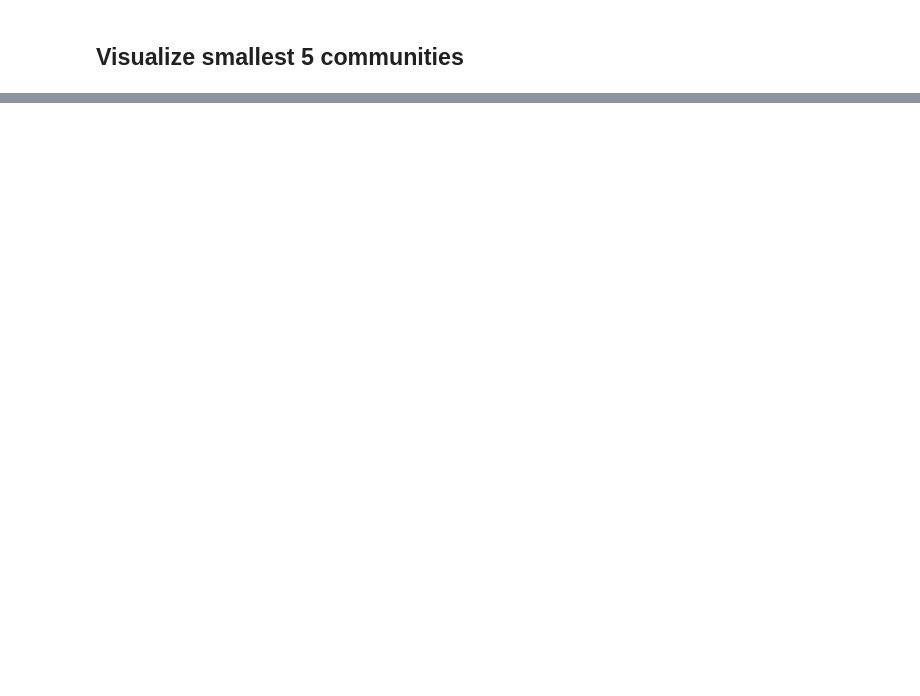
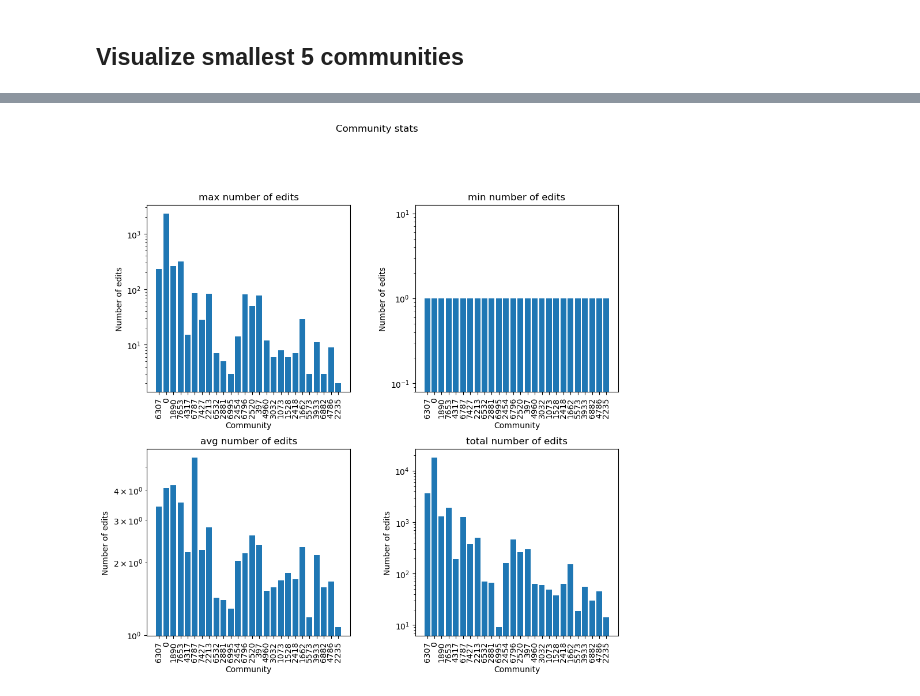
Before and after one commit to dariokueffer/Project-Network-Science-HS24, a Jupyter notebook: analysis_communities.ipynb, the cells around one changed output, grey strips where cells are left out. Cells and saved outputs as stored; diff of their text form; code cells hidden in the pictures; blank space fills up the shorter version.

```diff
--- a/analysis_communities.ipynb
+++ b/analysis_communities.ipynb
@@ -133,12 +139,14 @@ vcolor: #000000
 ## Visualize smallest 5 communities
 # %%
 # visualize smallest 5 communities
-smallest_communities = communities.most_common()[:-6:-1]
+n_smallest_communities = 8
+
+smallest_communities = communities.most_common()[:-(n_smallest_communities+1):-1]
 print(f"Smallest communities: {smallest_communities}")
 
 community_bool_filter = np.where(property_map_communities == smallest_communities[0][0], True, False)
 # community_bool_filter = np.where(property_map_communities == biggest_communities[0][0], True, False)
-for i in range(1, 5):
+for i in range(1, n_smallest_communities):
     community_bool_filter = np.logical_or(community_bool_filter, np.where(property_map_communities == smallest_communities[i][0], True, False))
 print(f"len community_bool_filter: {len(community_bool_filter)}")
 print(f"community_bool_filter: {community_bool_filter[:10]}")
@@ -167,0 +190,12 @@ count of community_bool_filter True values: 5
+# %%
+from src.acquisition.models.database_manager import DatabaseManager
+from src.acquisition.models.db.database import db
+from src.acquisition.models.db.database import initialize_db
+from datetime import datetime
+
+db_category_names = ['Amiga CD32 games', 'Machine learning', 'Game Boy games', 'Artificial intelligence']
+
+category_name  = db_category_names[0]
+db_name = 'wikipedia.db'
+initialize_db(db_name)
+db_manager = DatabaseManager(db)
@@ -167,0 +267,23 @@ count of community_bool_filter True values: 5
+# %%
+#plot distribution of stats over communities
+
+fig, axs = plt.subplots(2, 2, figsize=(10, 10))
+fig.suptitle('Community stats')
+fig.tight_layout(pad=5.0)
+
+for i, stat in enumerate(community_stats.keys()):
+    ax = axs[i//2, i%2]
+    x_label_strings = [f'{community}' for community in community_stats[stat].keys()]
+    x = np.arange(len(community_stats[stat].keys()))
+    y = list(community_stats[stat].values())
+    ax.bar(x, y)
+    ax.set_xticks(x)
+    ax.set_xticklabels(x_label_strings, rotation=90)
+    ax.set_yscale('log')
+    ax.set_title(f'{stat} number of edits')
+    ax.set_ylabel('Number of edits')
+    ax.set_xlabel('Community')
+
+plt.show()
+# %% [output]
+[figure, added]
```
Also changed, not shown: parts of 22 cells of this notebook, 3 other files.
